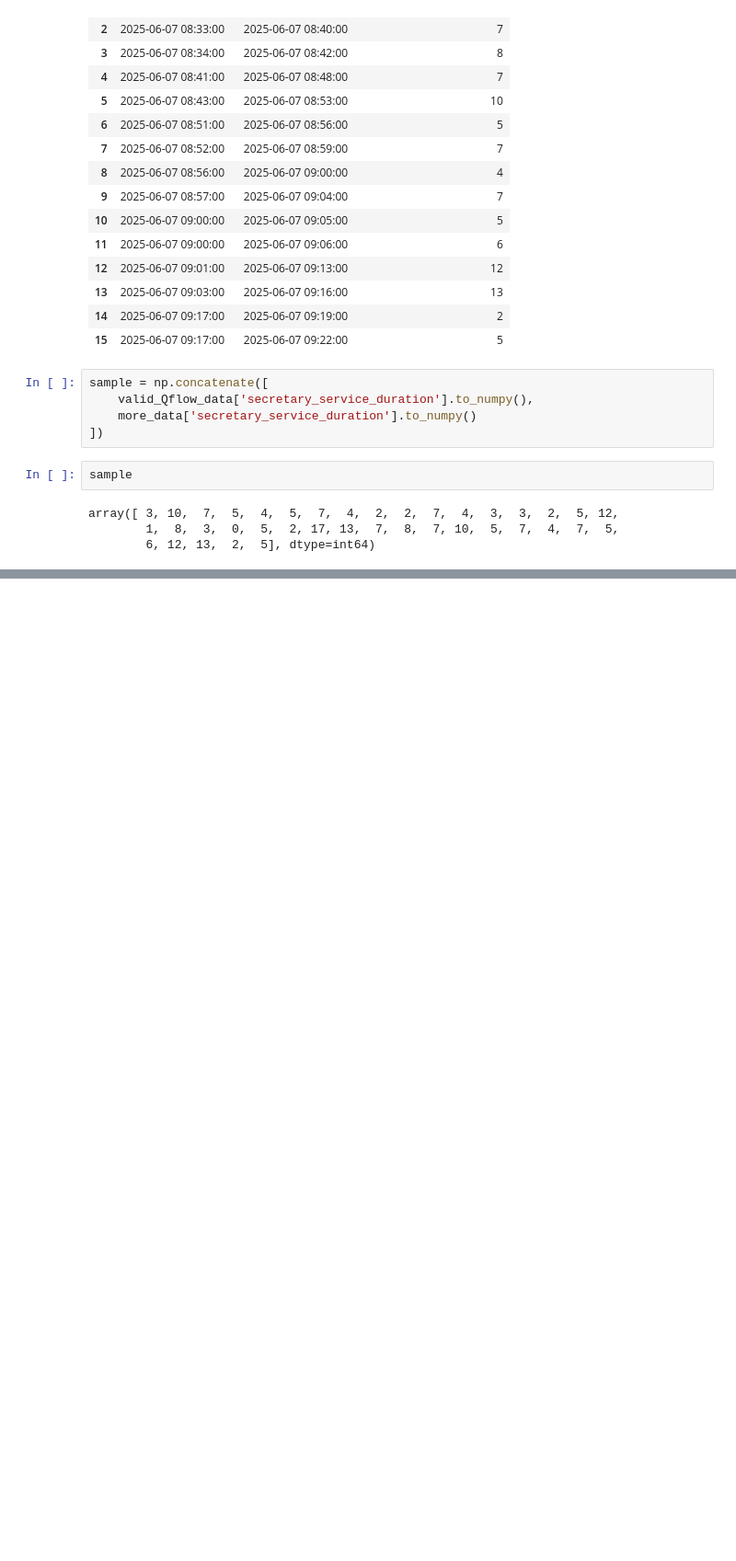
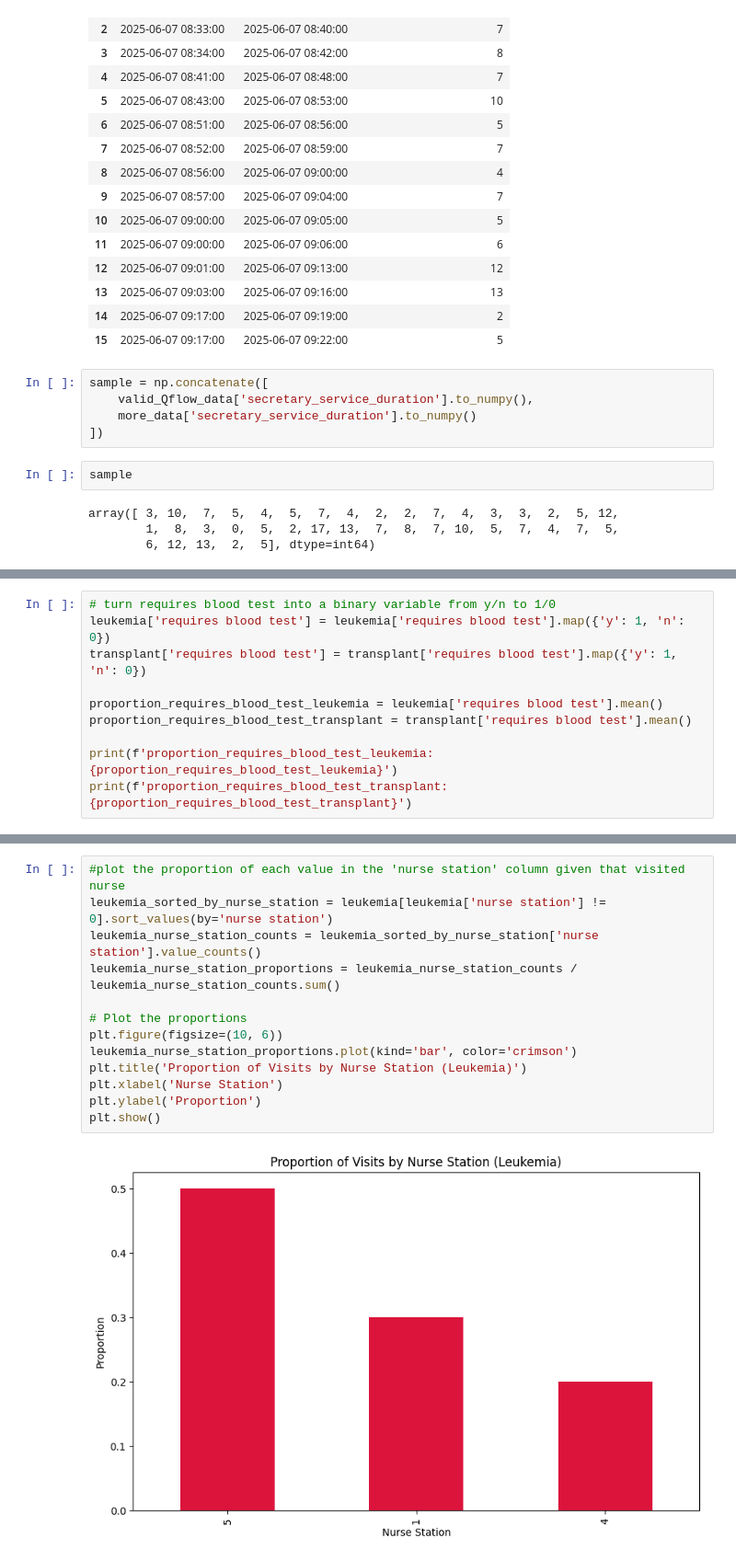
Before and after one commit to JWolloch/Ramabam-Hematology-Deptartment, a Jupyter notebook: data/analysis.ipynb, the cells around one changed output, grey strips where cells are left out. Shown at 92% size. Cells and saved outputs as stored; diff of their text form; blank space fills up the shorter version.

```diff
--- a/data/analysis.ipynb
+++ b/data/analysis.ipynb
@@ -241,0 +345,10 @@ plt.show()
+# %%
+# turn requires blood test into a binary variable from y/n to 1/0
+leukemia['requires blood test'] = leukemia['requires blood test'].map({'y': 1, 'n': 0})
+transplant['requires blood test'] = transplant['requires blood test'].map({'y': 1, 'n': 0})
+
+proportion_requires_blood_test_leukemia = leukemia['requires blood test'].mean()
+proportion_requires_blood_test_transplant = transplant['requires blood test'].mean()
+
+print(f'proportion_requires_blood_test_leukemia: {proportion_requires_blood_test_leukemia}')
+print(f'proportion_requires_blood_test_transplant: {proportion_requires_blood_test_transplant}')
@@ -241,0 +368,15 @@ plt.show()
+# %%
+#plot the proportion of each value in the 'nurse station' column given that visited nurse
+leukemia_sorted_by_nurse_station = leukemia[leukemia['nurse station'] != 0].sort_values(by='nurse station')
+leukemia_nurse_station_counts = leukemia_sorted_by_nurse_station['nurse station'].value_counts()
+leukemia_nurse_station_proportions = leukemia_nurse_station_counts / leukemia_nurse_station_counts.sum()
+
+# Plot the proportions
+plt.figure(figsize=(10, 6))
+leukemia_nurse_station_proportions.plot(kind='bar', color='crimson')
+plt.title('Proportion of Visits by Nurse Station (Leukemia)')
+plt.xlabel('Nurse Station')
+plt.ylabel('Proportion')
+plt.show()
+# %% [output]
+[figure, added]
```
Also changed, not shown: parts of 21 cells of this notebook, 1 other file.
